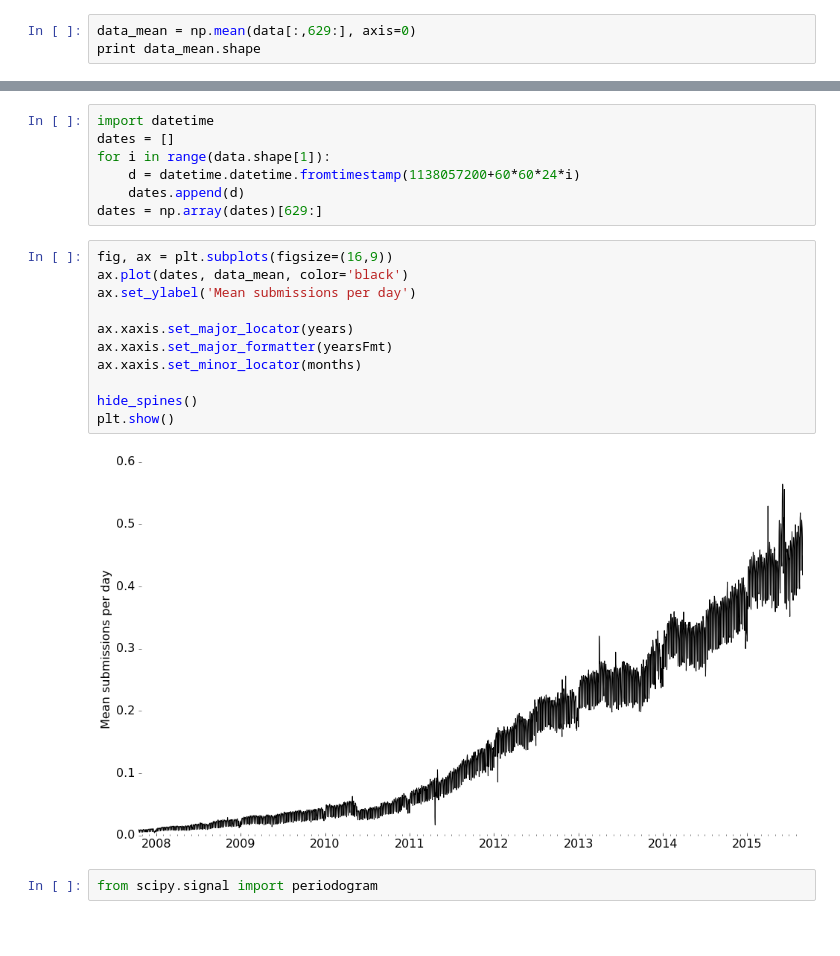
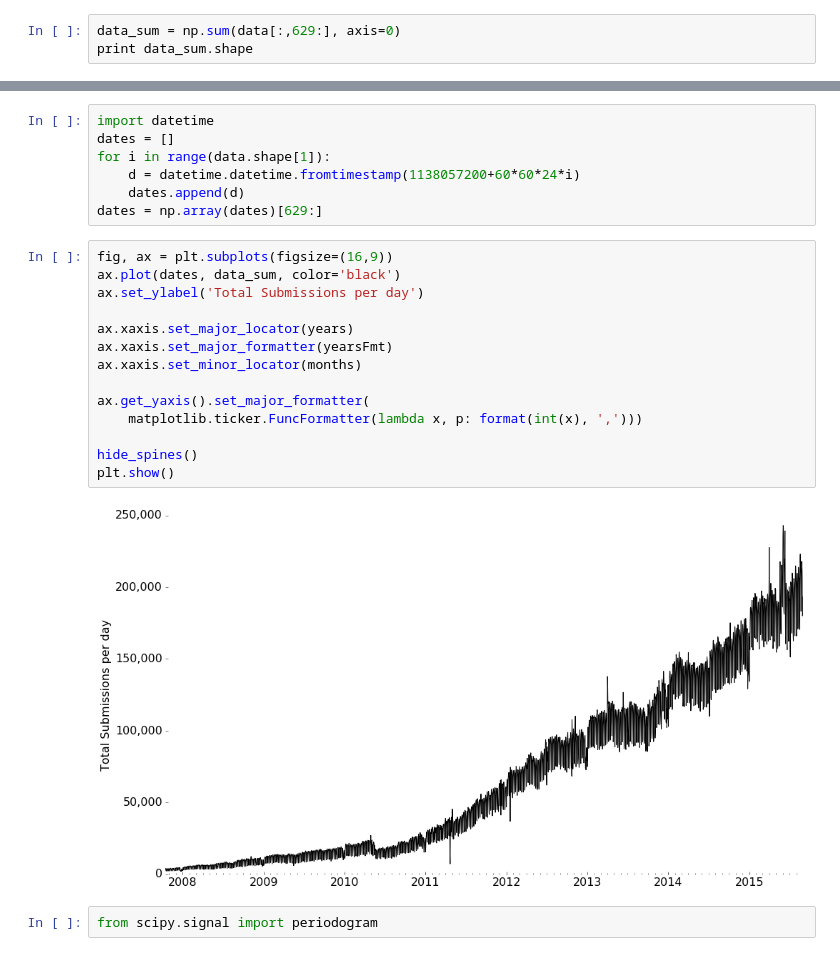
Before and after one commit to JeroenDelcour/redditStats, a Jupyter notebook: subreddits activity/subreddit video.ipynb, the cells around one changed output, grey strips where cells are left out. Cells and saved outputs as stored; diff of their text form; blank space fills up the shorter version.

Commit message:
total submissions per day instead of mean, added error bars to weekday barplot

```diff
--- a/subreddits activity/subreddit video.ipynb
+++ b/subreddits activity/subreddit video.ipynb
@@ -362,8 +362,8 @@ Wall time: 18min 4s
 # %% [markdown]
 # Frequency analysis
 # %%
-data_mean = np.mean(data[:,629:], axis=0)
-print data_mean.shape
+data_sum = np.sum(data[:,629:], axis=0)
+print data_sum.shape
 # %% [output]
 (2878,)
 # %%
@@ -380,17 +380,20 @@ for i in range(data.shape[1]):
 dates = np.array(dates)[629:]
 # %%
 fig, ax = plt.subplots(figsize=(16,9))
-ax.plot(dates, data_mean, color='black')
-ax.set_ylabel('Mean submissions per day')
+ax.plot(dates, data_sum, color='black')
+ax.set_ylabel('Total Submissions per day')
 
 ax.xaxis.set_major_locator(years)
 ax.xaxis.set_major_formatter(yearsFmt)
 ax.xaxis.set_minor_locator(months)
 
+ax.get_yaxis().set_major_formatter(
+    matplotlib.ticker.FuncFormatter(lambda x, p: format(int(x), ',')))
+
 hide_spines()
 plt.show()
 # %% [output]
-[figure, old version]
+[figure, new version]
 # %%
 from scipy.signal import periodogram
 # %%
```
Also changed, not shown: parts of 9 cells of this notebook.
